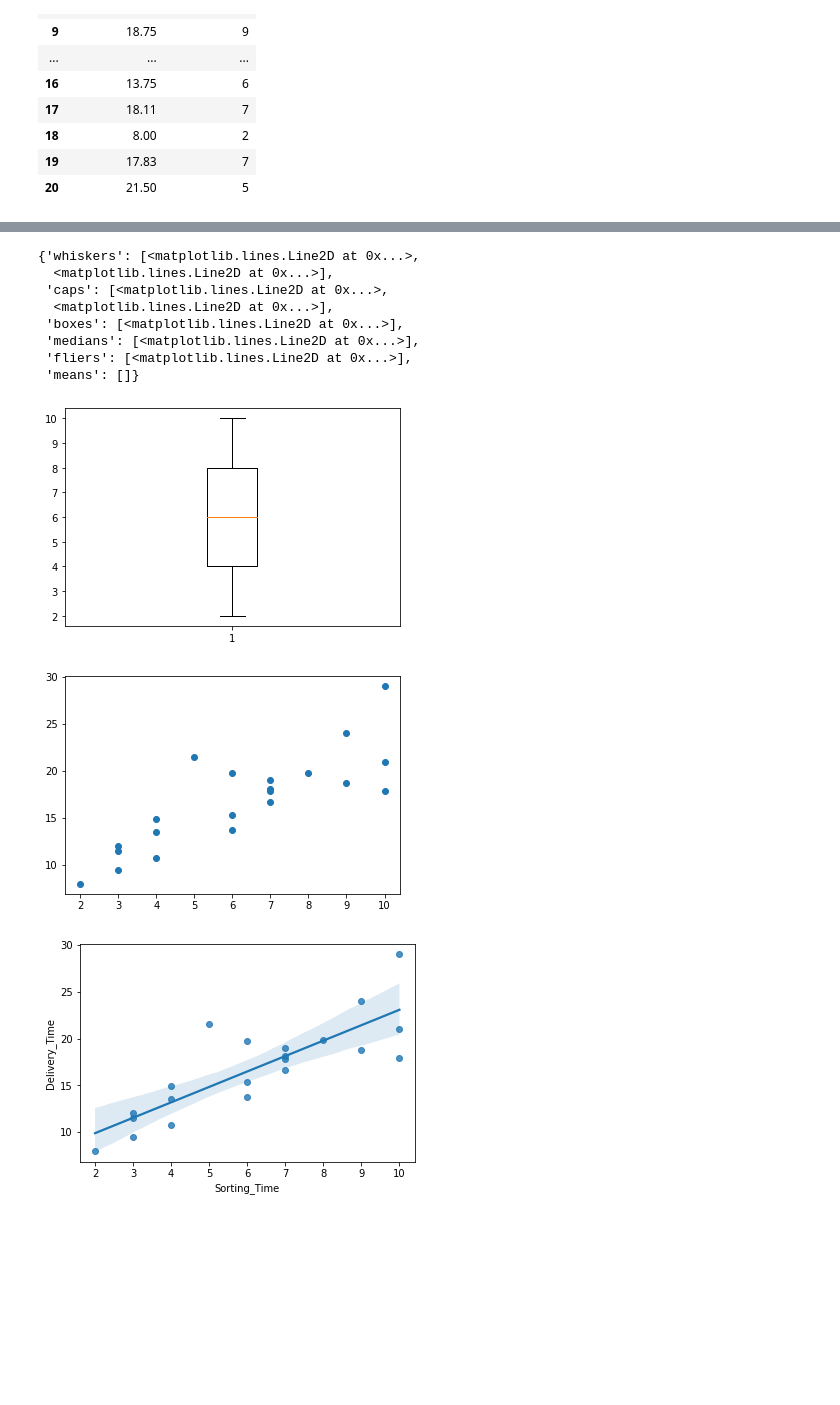
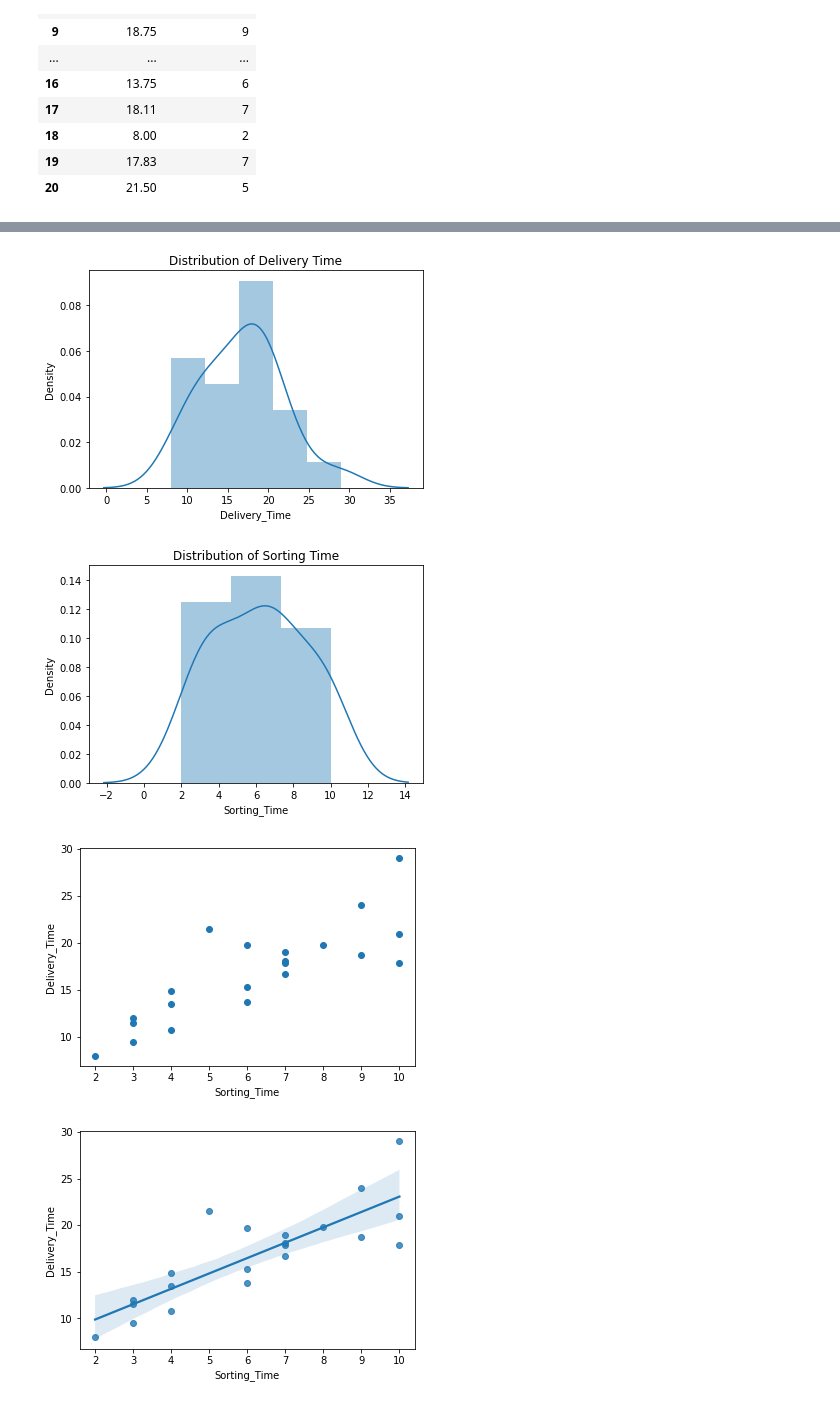
Before and after one commit to merinmohan/data-science, a Jupyter notebook: Simple linear regression.ipynb, the cells around one changed output, grey strips where cells are left out. Drawn from its saved outputs; the diff is of its cells as text; code cells hidden in the pictures; blank space fills up the shorter version.

```diff
--- a/Simple linear regression.ipynb
+++ b/Simple linear regression.ipynb
@@ -119,22 +130,21 @@ plt.show()
 # %%
-plt.boxplot(delivary_data['Sorting_Time'])
+sns.distplot(delivary_data['Delivery_Time'])
+plt.title('Distribution of Delivery Time')
+plt.show()
+
+sns.distplot(delivary_data['Sorting_Time'])
+plt.title('Distribution of Sorting Time')
+plt.show()
 # %% [output]
-{'whiskers': [<matplotlib.lines.Line2D at 0x...>,
-  <matplotlib.lines.Line2D at 0x...>],
- 'caps': [<matplotlib.lines.Line2D at 0x...>,
-  <matplotlib.lines.Line2D at 0x...>],
- 'boxes': [<matplotlib.lines.Line2D at 0x...>],
- 'medians': [<matplotlib.lines.Line2D at 0x...>],
- 'fliers': [<matplotlib.lines.Line2D at 0x...>],
- 'means': []}
-[figure, old version]
+[figure, new version]
+[figure, added]
 # %%
 plt.scatter(x='Sorting_Time',y='Delivery_Time',data=delivary_data)
 plt.xlabel('Sorting_Time')
-plt.ylabel('y='Delivery_Time'')
+plt.ylabel('Delivery_Time')
 plt.show()
 # %% [output]
-[figure, old version]
+[figure, new version]
 # %%
 sns.regplot(x='Sorting_Time',y='Delivery_Time',data=delivary_data)
 plt.show()
```
Also changed, not shown: parts of 44 cells of this notebook.
